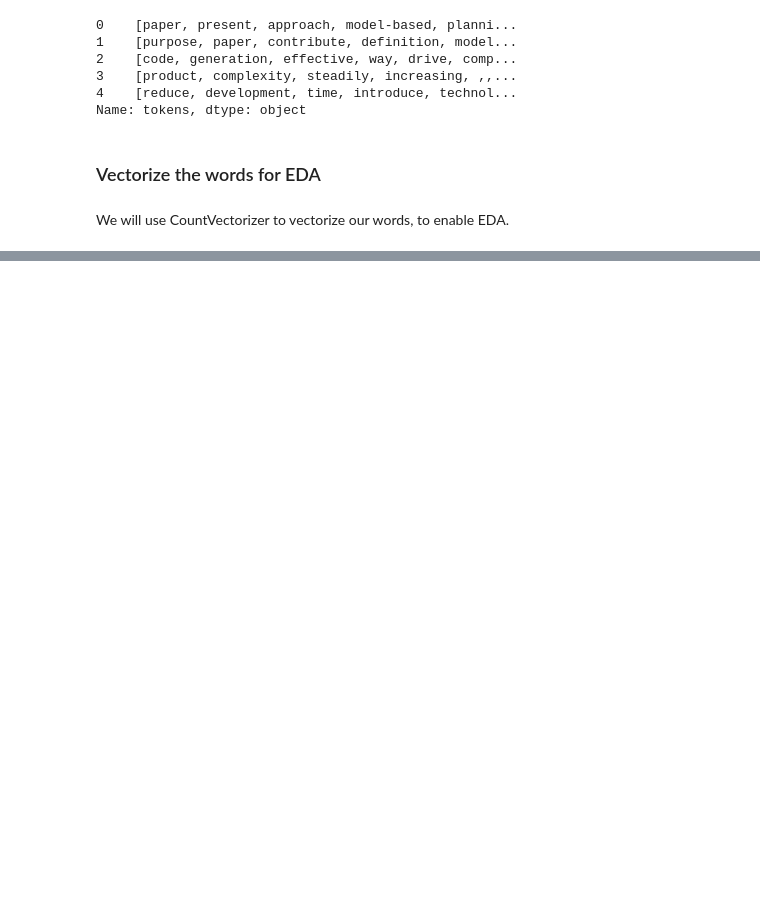
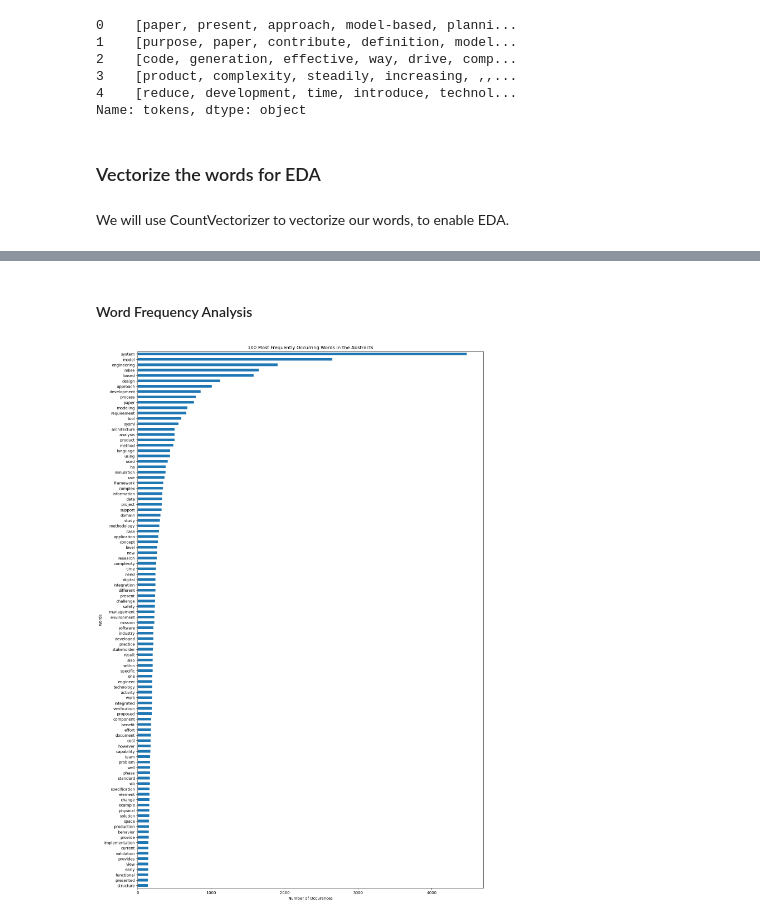
Before and after one commit to Suniljit/General_Assembly_Projects, a Jupyter notebook: capstone_project/code/02_preprocessing_and_EDA.ipynb, the cells around one changed output, grey strips where cells are left out. Saved outputs shown, nothing was run; the diff lists cells and outputs as text; code cells hidden in the pictures; blank space fills up the shorter version.

```diff
--- a/capstone_project/code/02_preprocessing_and_EDA.ipynb
+++ b/capstone_project/code/02_preprocessing_and_EDA.ipynb
@@ -208,0 +193,12 @@ test
+# %% [markdown]
+#### Word Frequency Analysis
+# %%
+# Plot the 100 most frequently occuring unigrams in the abstracts
+plt.figure(figsize=(16,25))
+top_100_words = journals_unigrams.sum().sort_values(ascending=False).head(100)
+top_100_words.sort_values(ascending=True).plot(kind='barh');
+plt.title('100 Most Frequently Occurring Words in the Abstracts')
+plt.ylabel('Words')
+plt.xlabel('Number of Occurences');
+# %% [output]
+[figure, added]
```
Also changed, not shown: parts of 37 cells of this notebook, 3 other files.
